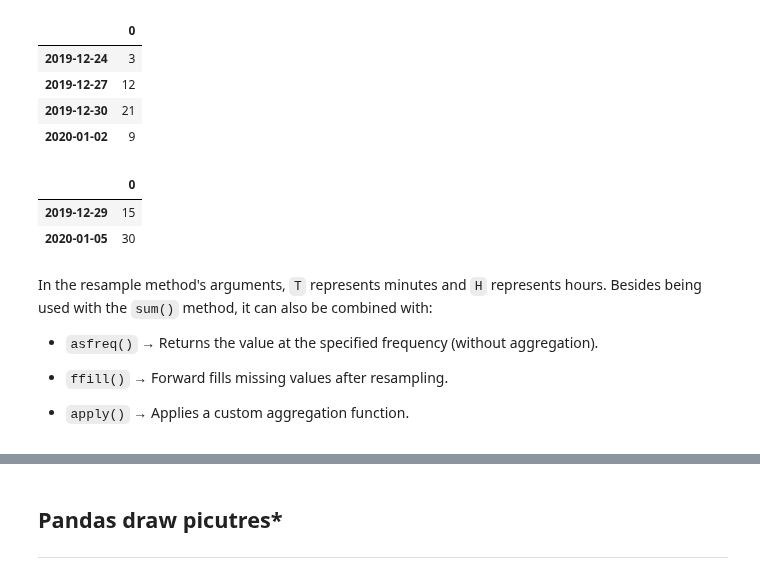
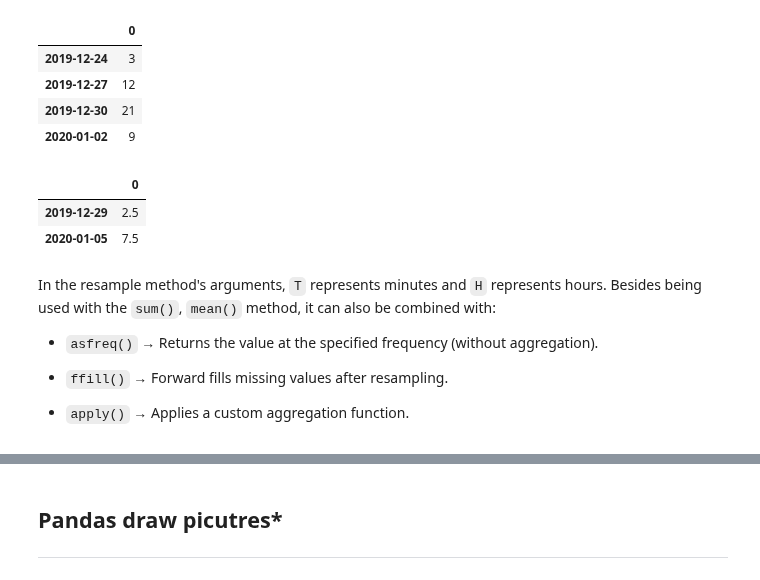
Before and after one commit to RobinChen121/book-Python-Data-Science-en, a Jupyter notebook: data-science/_build/jupyter_execute/introduction-to-pandas.ipynb, the cells around one changed output, grey strips where cells are left out. Saved outputs shown, nothing was run; the diff lists cells and outputs as text; code cells hidden in the pictures.

```diff
--- a/data-science/_build/jupyter_execute/introduction-to-pandas.ipynb
+++ b/data-science/_build/jupyter_execute/introduction-to-pandas.ipynb
@@ -1568,13 +1563,13 @@ df.resample("3D").sum()  # use resample to sum the data every 3 days
 | 2019-12-30 | 21 |
 | 2020-01-02 | 9 |
 # %%
-df.resample("W").sum()  # use resample to sum the data every week
+df.resample("W").mean()  # use resample to take average the data every week
 # %% [output]
 |  | 0 |
-| 2019-12-29 | 15 |
-| 2020-01-05 | 30 |
+| 2019-12-29 | 2.5 |
+| 2020-01-05 | 7.5 |
 # %% [markdown]
-In the resample method's arguments, `T` represents minutes and `H` represents hours. Besides being used with the `sum()` method, it can also be combined with:
+In the resample method's arguments, `T` represents minutes and `H` represents hours. Besides being used with the `sum()`, `mean()` method, it can also be combined with:
 
 - `asfreq()` → Returns the value at the specified frequency (without aggregation).
 
```
Also changed, not shown: parts of 34 cells of this notebook, 40 other files.
